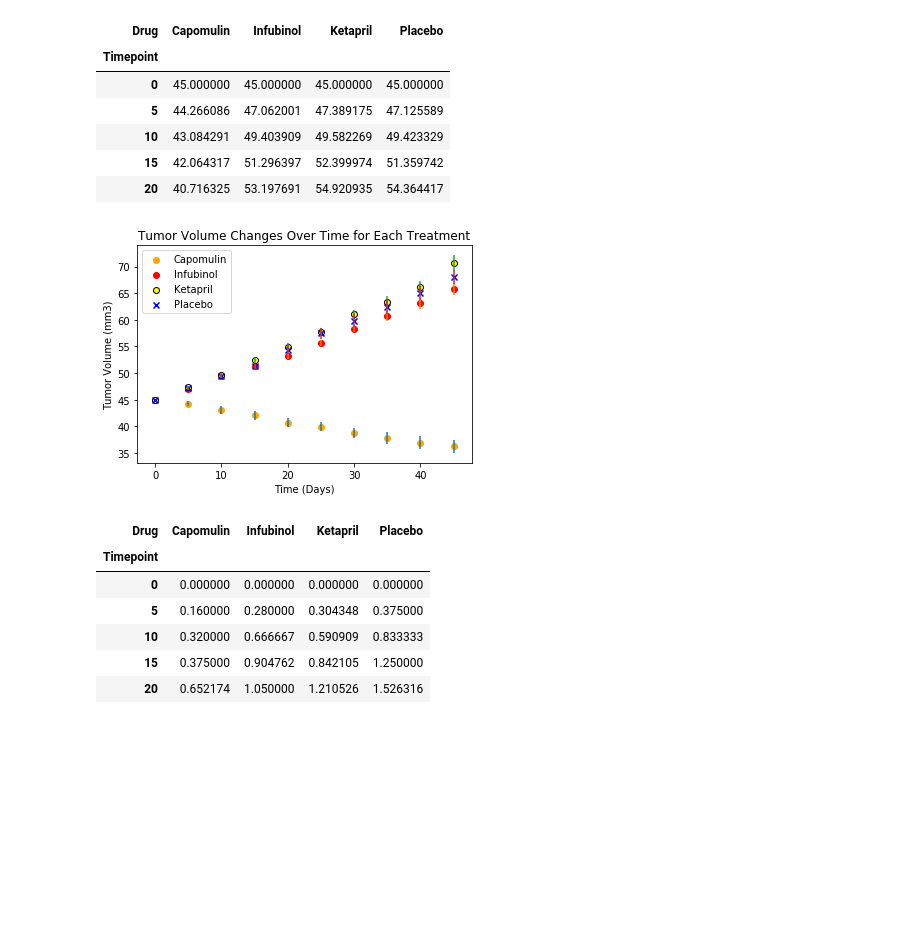
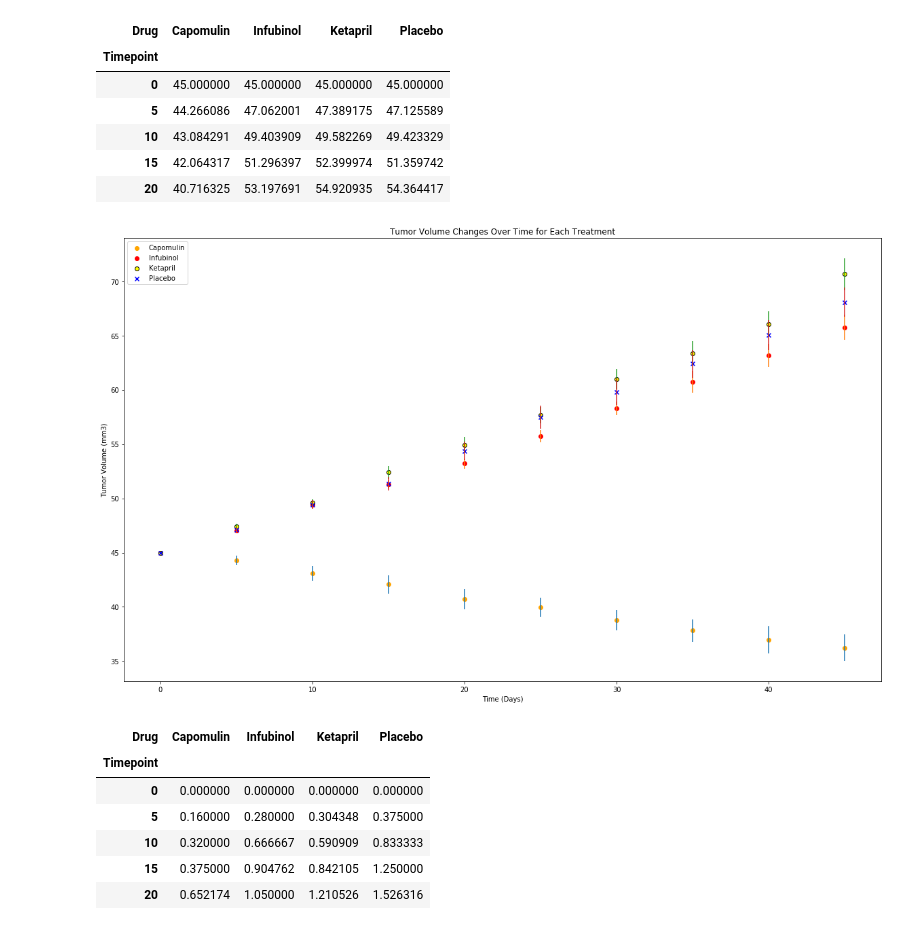
Before and after one commit to adamahrens/matplotlib-challenge, a Jupyter notebook: Pymaceuticals/Matplotlib.ipynb, the cells around one changed output. Saved outputs shown, nothing was run; the diff lists cells and outputs as text; code cells hidden in the pictures; blank space fills up the shorter version.

```diff
--- a/Pymaceuticals/Matplotlib.ipynb
+++ b/Pymaceuticals/Matplotlib.ipynb
@@ -101,30 +101,31 @@ reformatted_drug_tumor.head()
 # %%
 timepoints = reformatted_drug_tumor.index
 
 # Adding label=None removes the errorbar from the legend
+plt.figure(figsize=(20, 12))
 plt.scatter(timepoints, reformatted_drug_tumor['Capomulin'], marker="o", facecolors="orange", edgecolors="orange")
 plt.errorbar(timepoints, reformatted_drug_tumor['Capomulin'], reformatted_drug_standard_error['Capomulin'], fmt='none', label=None)
 
 plt.scatter(timepoints, reformatted_drug_tumor['Infubinol'], marker="o", facecolors="red", edgecolors="red")
 plt.errorbar(timepoints, reformatted_drug_tumor['Infubinol'], reformatted_drug_standard_error['Infubinol'], fmt='none', label=None)
 
 plt.scatter(timepoints, reformatted_drug_tumor['Ketapril'], marker="o", facecolors="yellow", edgecolors="black")
 plt.errorbar(timepoints, reformatted_drug_tumor['Ketapril'], reformatted_drug_standard_error['Ketapril'], fmt='none', label=None)
 
 plt.scatter(timepoints, reformatted_drug_tumor['Placebo'], marker="x", facecolors="blue")
 plt.errorbar(timepoints, reformatted_drug_tumor['Placebo'], reformatted_drug_standard_error['Placebo'], fmt='none', label=None)
 
 # Place the legend outside the plot
 #plt.legend(bbox_to_anchor=(1.3, 1), loc='upper right', ncol=1)
 plt.legend()
 
 plt.title('Tumor Volume Changes Over Time for Each Treatment')
 plt.xlabel('Time (Days)')
 plt.ylabel('Tumor Volume (mm3)')
 plt.savefig("../Pymaceuticals/Tumor-Volume-Changes-Over-Time-for-Each-Treatment.png")
 plt.show()
 # %% [output]
-[figure, old version]
+[figure, new version]
 # %%
 #  Metastatic Response to Treatment
 metatastic_response = complete_data.groupby(['Drug', 'Timepoint']).agg({'Metastatic Sites' : 'mean'}).reset_index()
```
Also changed, not shown: parts of 3 cells of this notebook, 3 other files.
